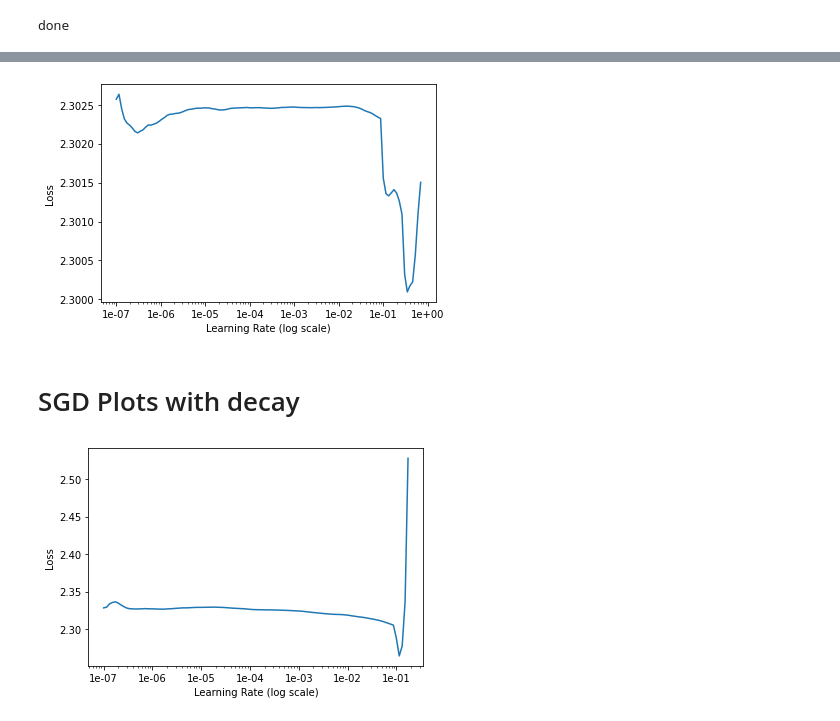
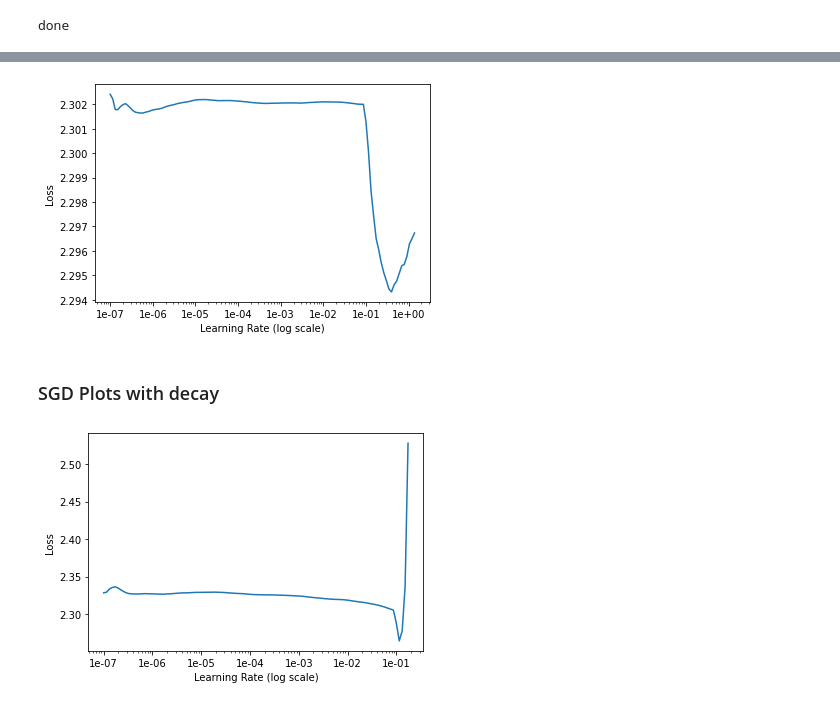
Before and after one commit to rosez/Springboard, a Jupyter notebook: CapstoneTwo/lrFinderCapstone2.ipynb, the cells around one changed output, grey strips where cells are left out. Drawn from its saved outputs; the diff is of its cells as text; code cells hidden in the pictures.

```diff
--- a/CapstoneTwo/lrFinderCapstone2.ipynb
+++ b/CapstoneTwo/lrFinderCapstone2.ipynb
@@ -1262,9 +1201,9 @@ lr_finder7s.plot(80) # w/o decay
 # %%
-lr_finder8s.plot(85) # w/o deca
+lr_finder8s.plot(80) # w/o deca
 # %% [output]
-[figure, old version]
+[figure, new version]
 # %% [markdown]
-# SGD Plots with decay
+### SGD Plots with decay
 # %%
 lr_finder1s.plot(95) # with decay
 # %% [output]
```
Also changed, not shown: parts of 39 cells of this notebook, 1 other file.
